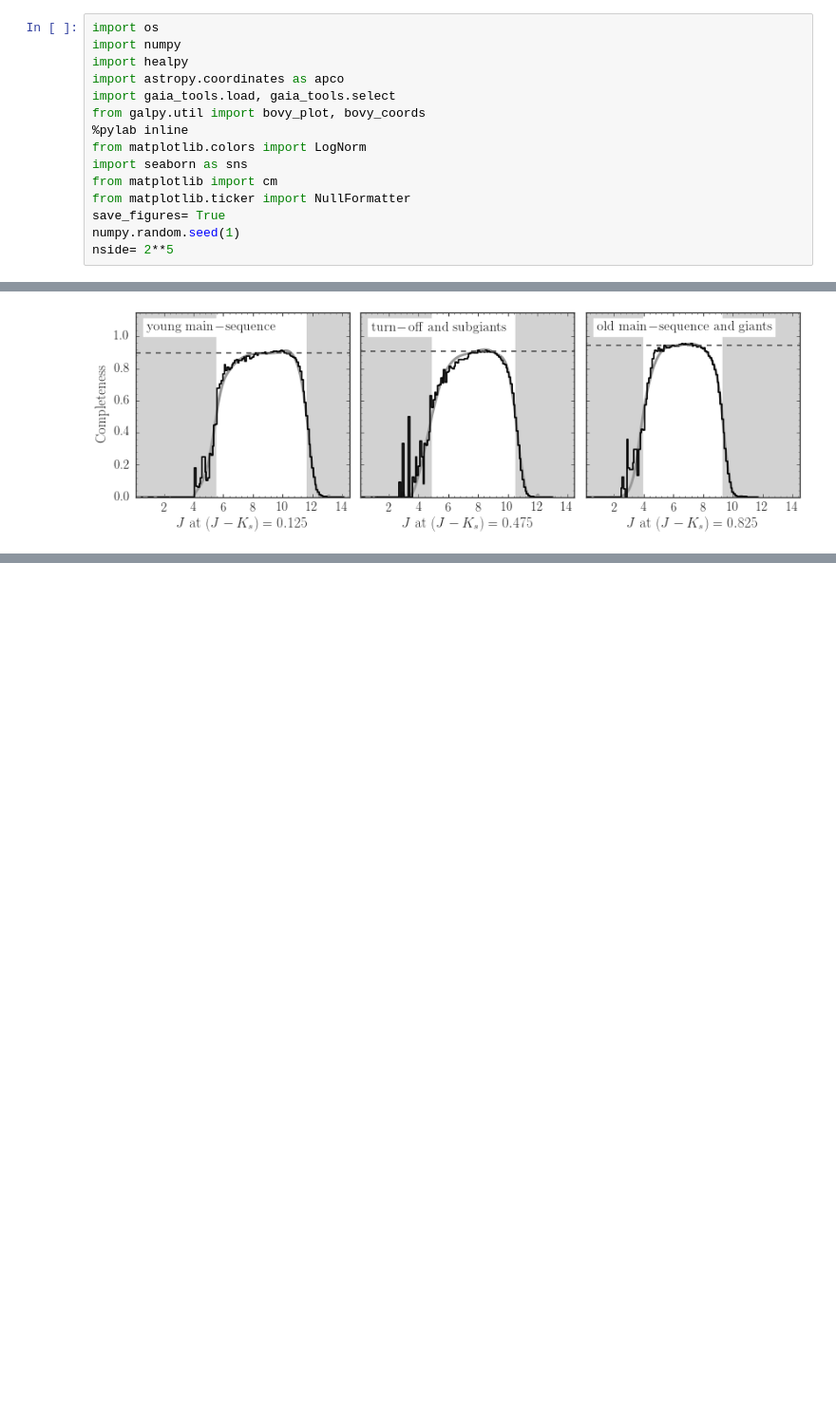
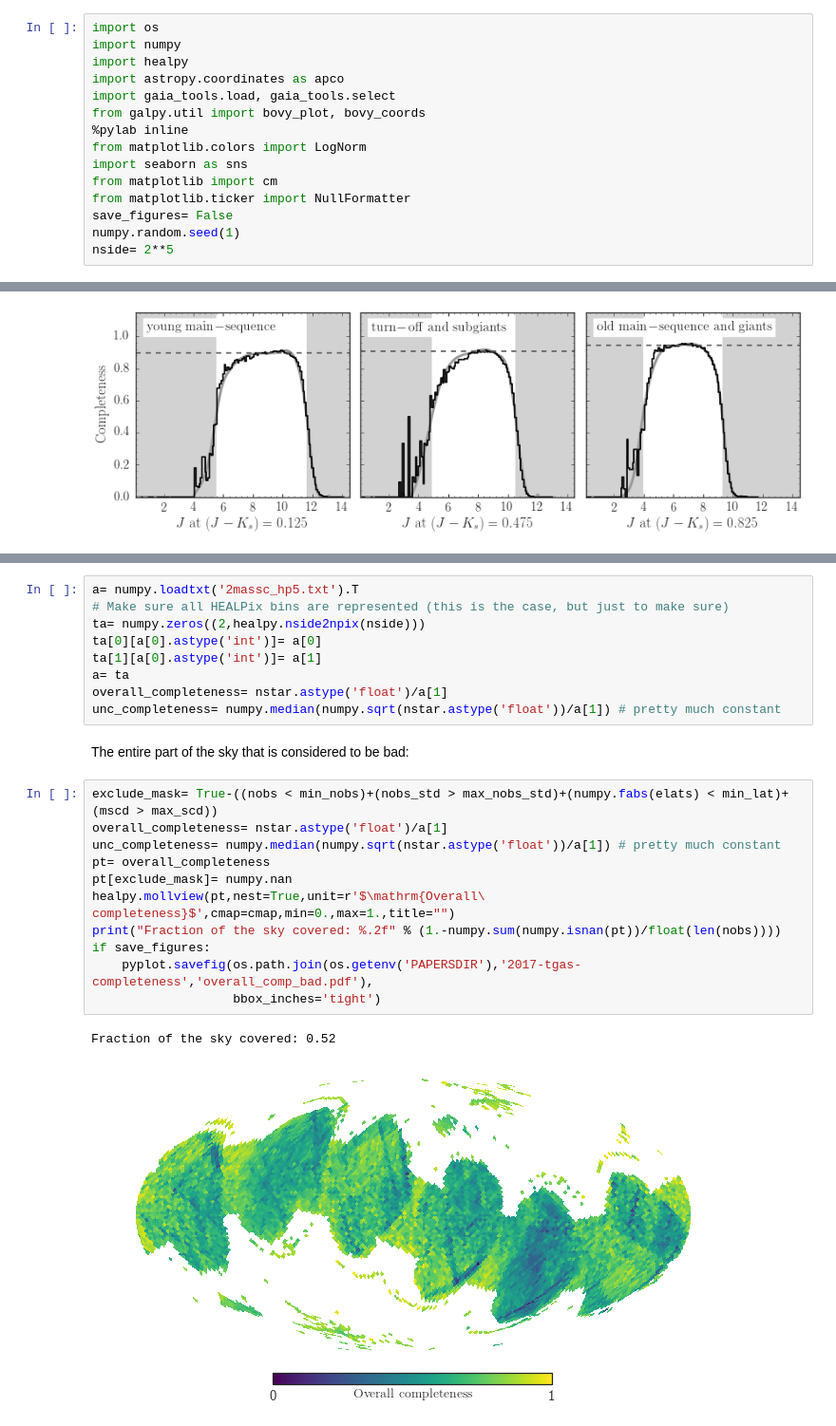
Before and after one commit to jobovy/tgas-completeness, a Jupyter notebook: py/TGAS-selection-function.ipynb, the cells around one changed output, grey strips where cells are left out. Shown at 95% size. Saved outputs shown, nothing was run; the diff lists cells and outputs as text; blank space fills up the shorter version.

```diff
--- a/py/TGAS-selection-function.ipynb
+++ b/py/TGAS-selection-function.ipynb
@@ -26,7 +28,7 @@ from matplotlib.colors import LogNorm
 import seaborn as sns
 from matplotlib import cm
 from matplotlib.ticker import NullFormatter
-save_figures= True
+save_figures= False
 numpy.random.seed(1)
 nside= 2**5
 # %% [output]
@@ -527,0 +557,25 @@ if save_figures:
+# %%
+a= numpy.loadtxt('2massc_hp5.txt').T
+# Make sure all HEALPix bins are represented (this is the case, but just to make sure)
+ta= numpy.zeros((2,healpy.nside2npix(nside)))
+ta[0][a[0].astype('int')]= a[0]
+ta[1][a[0].astype('int')]= a[1]
+a= ta
+overall_completeness= nstar.astype('float')/a[1]
+unc_completeness= numpy.median(numpy.sqrt(nstar.astype('float'))/a[1]) # pretty much constant
+# %% [markdown]
+The entire part of the sky that is considered to be bad:
+# %%
+exclude_mask= True-((nobs < min_nobs)+(nobs_std > max_nobs_std)+(numpy.fabs(elats) < min_lat)+(mscd > max_scd))
+overall_completeness= nstar.astype('float')/a[1]
+unc_completeness= numpy.median(numpy.sqrt(nstar.astype('float'))/a[1]) # pretty much constant
+pt= overall_completeness
+pt[exclude_mask]= numpy.nan
+healpy.mollview(pt,nest=True,unit=r'$\mathrm{Overall\ completeness}$',cmap=cmap,min=0.,max=1.,title="")
+print("Fraction of the sky covered: %.2f" % (1.-numpy.sum(numpy.isnan(pt))/float(len(nobs))))
+if save_figures:
+    pyplot.savefig(os.path.join(os.getenv('PAPERSDIR'),'2017-tgas-completeness','overall_comp_bad.pdf'),
+                   bbox_inches='tight')
+# %% [output]
+Fraction of the sky covered: 0.52
+[figure, added]
```
Also changed, not shown: parts of 15 cells of this notebook, 2 other files.
